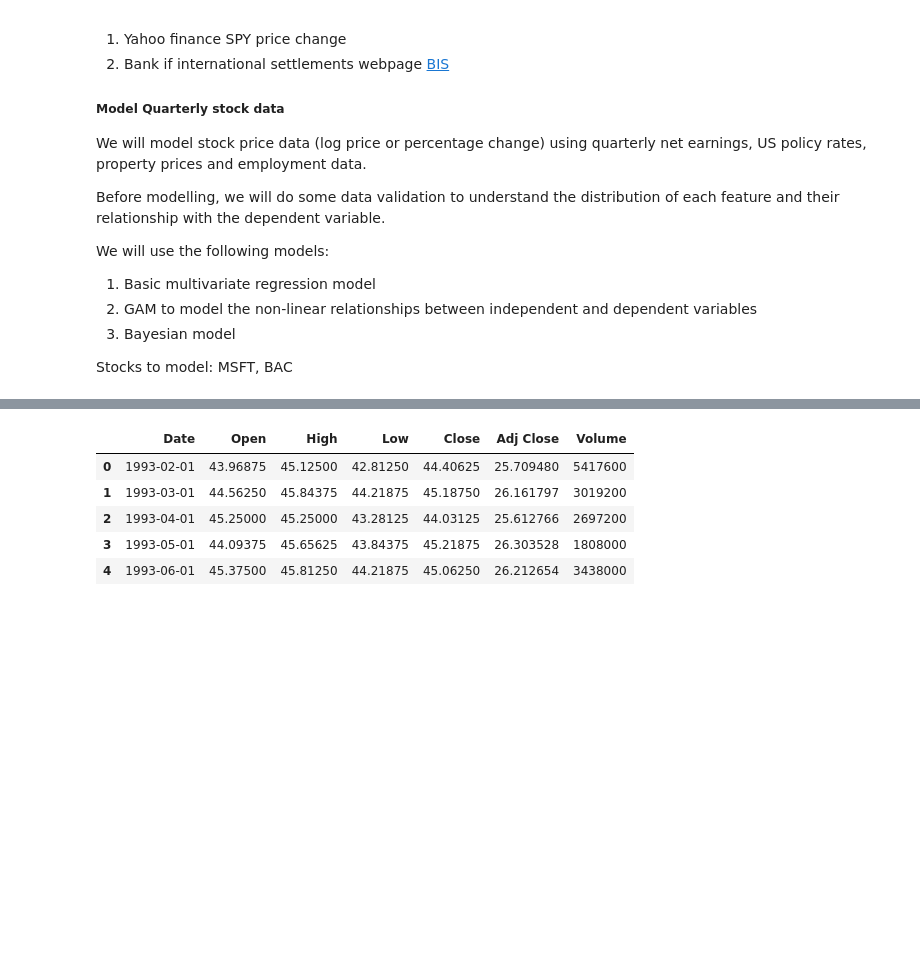
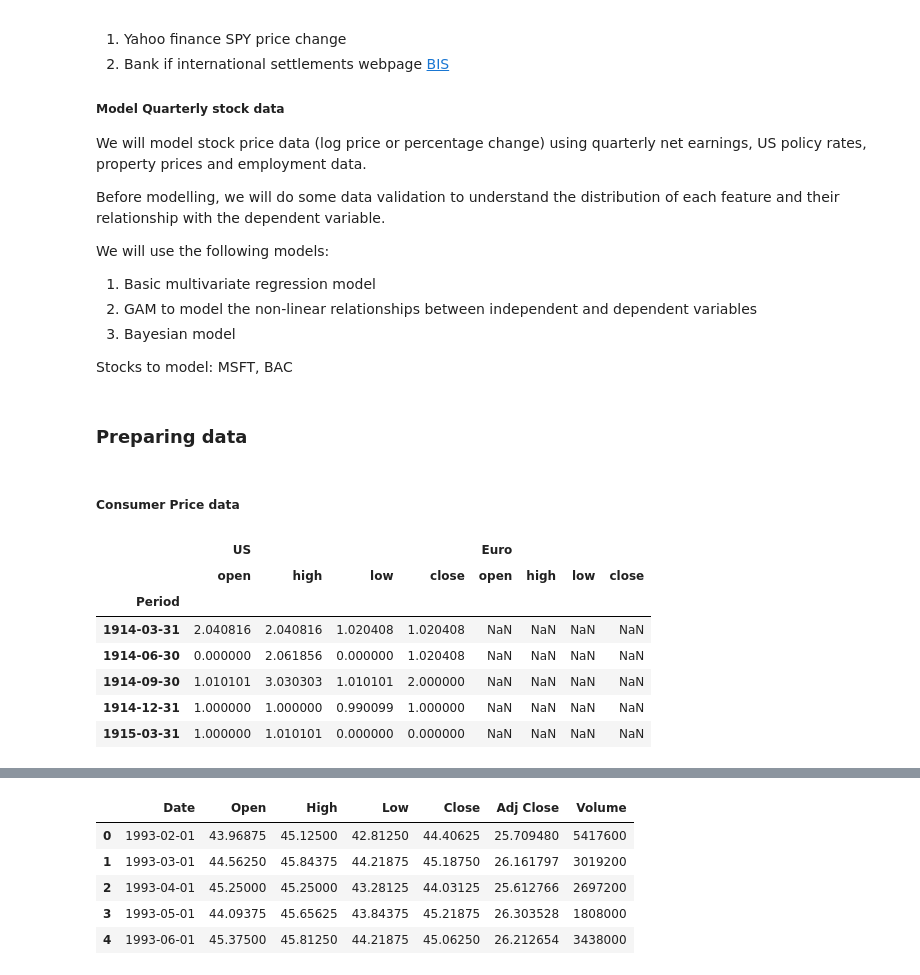
Before and after one commit to marchcarax/Portfolio-stats, a Jupyter notebook: model.ipynb, the cells around one changed output, grey strips where cells are left out. Drawn from its saved outputs; the diff is of its cells as text; code cells hidden in the pictures; blank space fills up the shorter version.

```diff
--- a/model.ipynb
+++ b/model.ipynb
@@ -36,3 +41,21 @@ df_pp = pd.read_excel('./data/properties_prices.xlsx', sheet_name='data') # prop
 df_ir = pd.read_excel('./data/interest_rates.xlsx', sheet_name='monthly') # interest rates, monthly
 df_tc = pd.read_excel('./data/totcredit.xlsx', sheet_name='quarterly_data') # total credit, quarterly
 df_nfp = pd.read_excel('./data/nfp_total.xlsx') # nfp employment data, monthly
+# %% [markdown]
+### Preparing data
+# %% [markdown]
+##### Consumer Price data
+# %%
+df_cp = df_cp.set_index('Period')
+df_cp = df_cp.resample('Q').ohlc()
+# %%
+df_cp.head()
+# %% [output]
+|  | US |  |  |  | Euro |  |  |  |
+|  | open | high | low | close | open | high | low | close |
+| Period |  |  |  |  |  |  |  |  |
+| 1914-03-31 | 2.040816 | 2.040816 | 1.020408 | 1.020408 | NaN | NaN | NaN | NaN |
+| 1914-06-30 | 0.000000 | 2.061856 | 0.000000 | 1.020408 | NaN | NaN | NaN | NaN |
+| 1914-09-30 | 1.010101 | 3.030303 | 1.010101 | 2.000000 | NaN | NaN | NaN | NaN |
+| 1914-12-31 | 1.000000 | 1.000000 | 0.990099 | 1.000000 | NaN | NaN | NaN | NaN |
+| 1915-03-31 | 1.000000 | 1.010101 | 0.000000 | 0.000000 | NaN | NaN | NaN | NaN |
```
Also changed, not shown: parts of 44 cells of this notebook, 1 other file.
